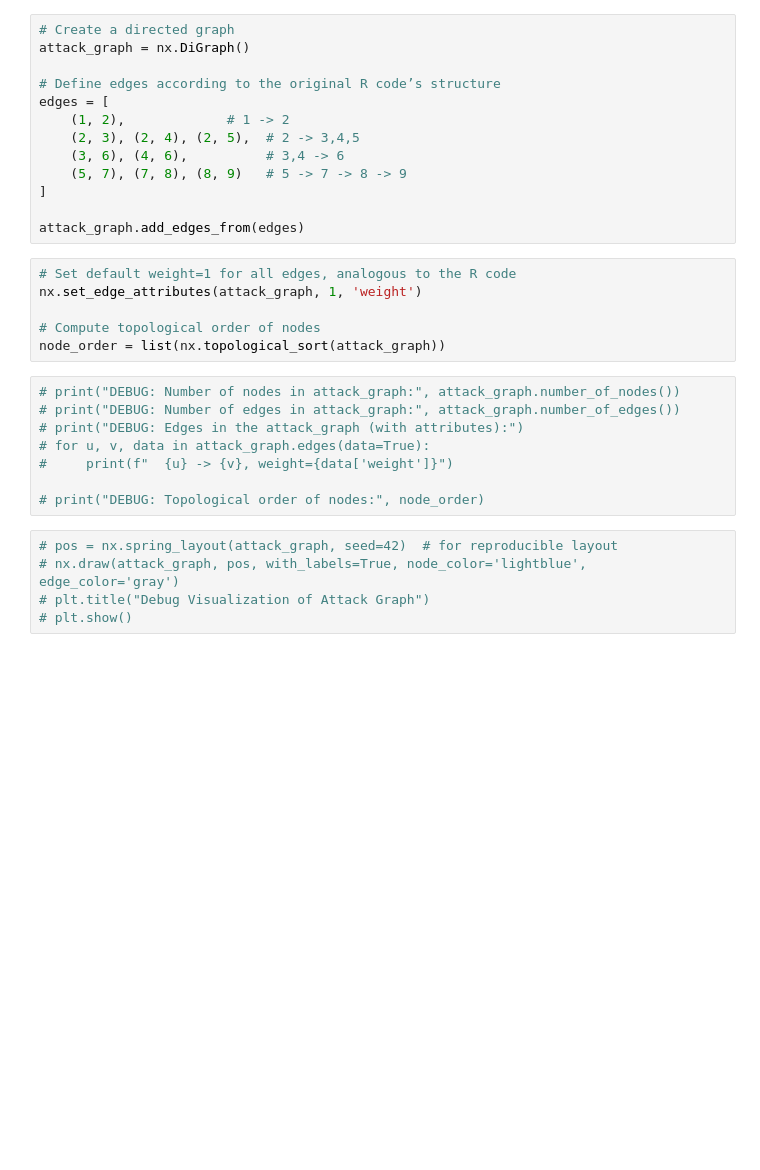
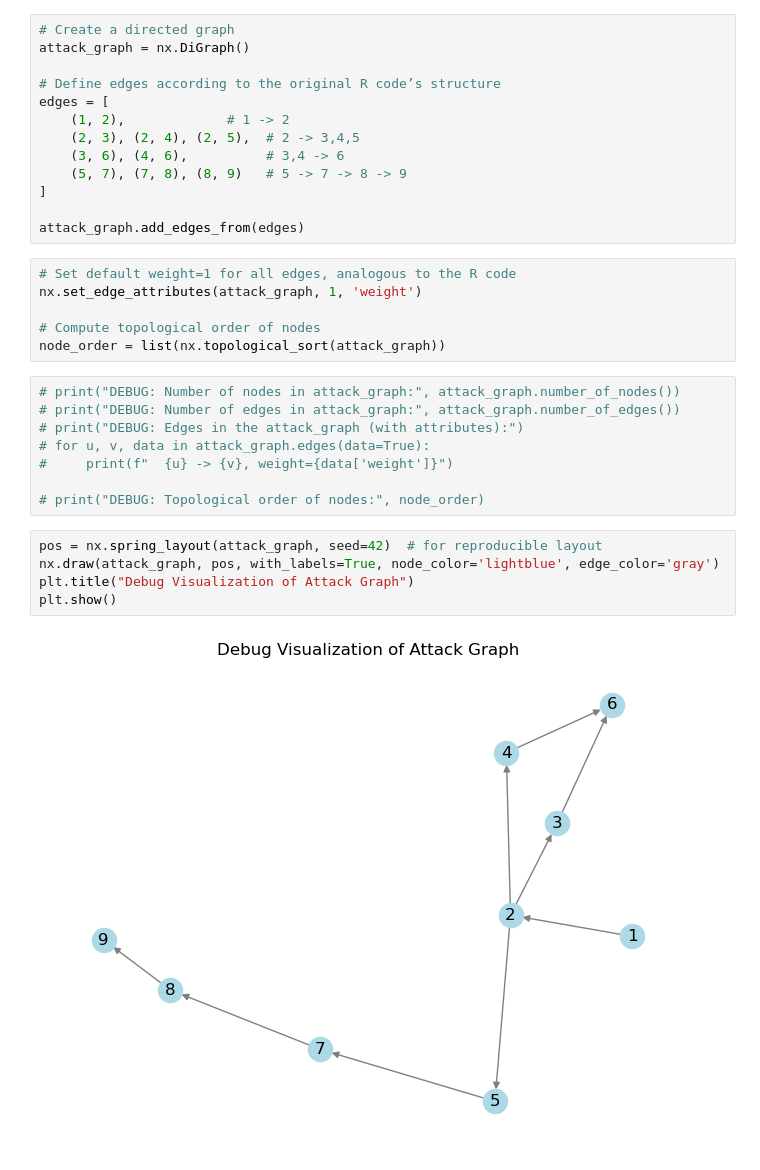
Before and after one commit to wiggly1993/Python_Implementation_ComputersAndSecurity_RoboticsCaseStudies_Cut-The-Rope, a Jupyter notebook: src/attack_graph_MARA.ipynb, the cells around one changed output. Drawn from its saved outputs; the diff is of its cells as text; blank space fills up the shorter version.

```diff
--- a/src/attack_graph_MARA.ipynb
+++ b/src/attack_graph_MARA.ipynb
@@ -29,7 +29,9 @@ node_order = list(nx.topological_sort(attack_graph))
 
 # print("DEBUG: Topological order of nodes:", node_order)
 # %%
-# pos = nx.spring_layout(attack_graph, seed=42)  # for reproducible layout
-# nx.draw(attack_graph, pos, with_labels=True, node_color='lightblue', edge_color='gray')
-# plt.title("Debug Visualization of Attack Graph")
-# plt.show()
+pos = nx.spring_layout(attack_graph, seed=42)  # for reproducible layout
+nx.draw(attack_graph, pos, with_labels=True, node_color='lightblue', edge_color='gray')
+plt.title("Debug Visualization of Attack Graph")
+plt.show()
+# %% [output]
+[figure, added]
```
Also changed, not shown: parts of 1 cell of this notebook, 9 other files.
